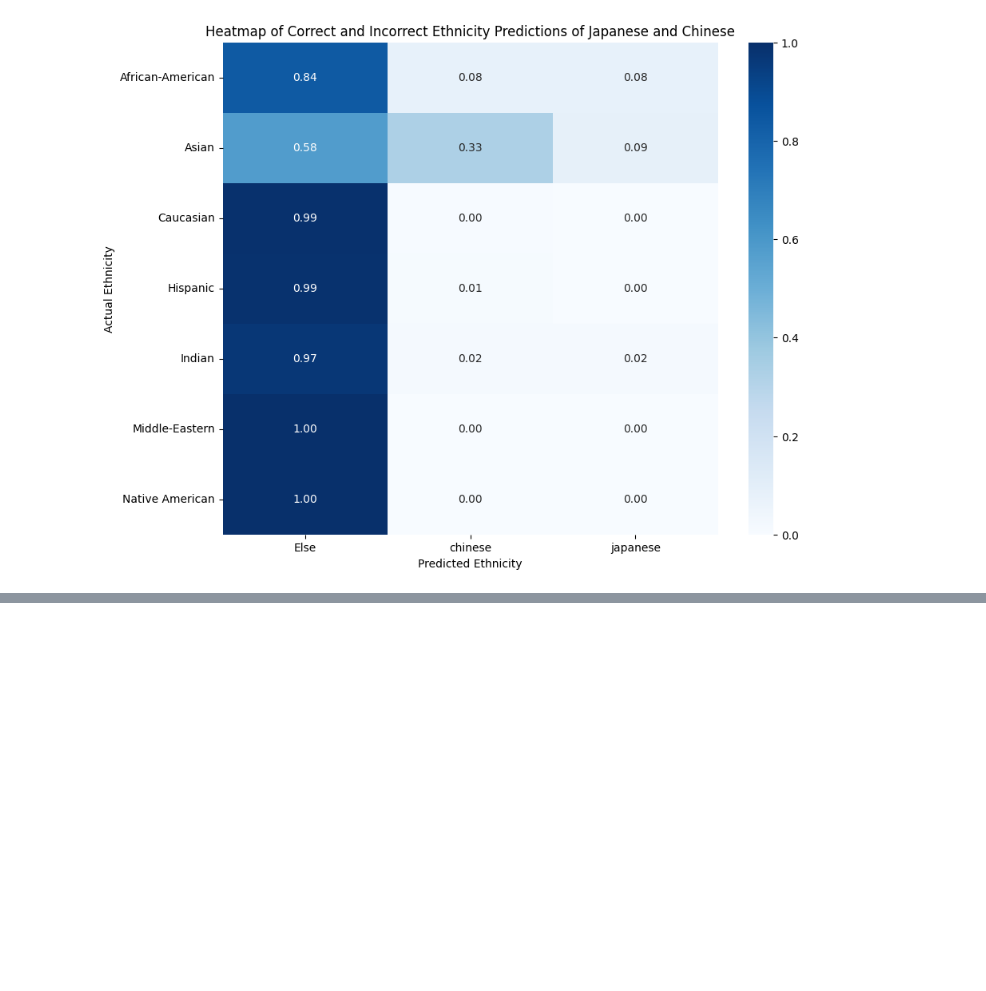
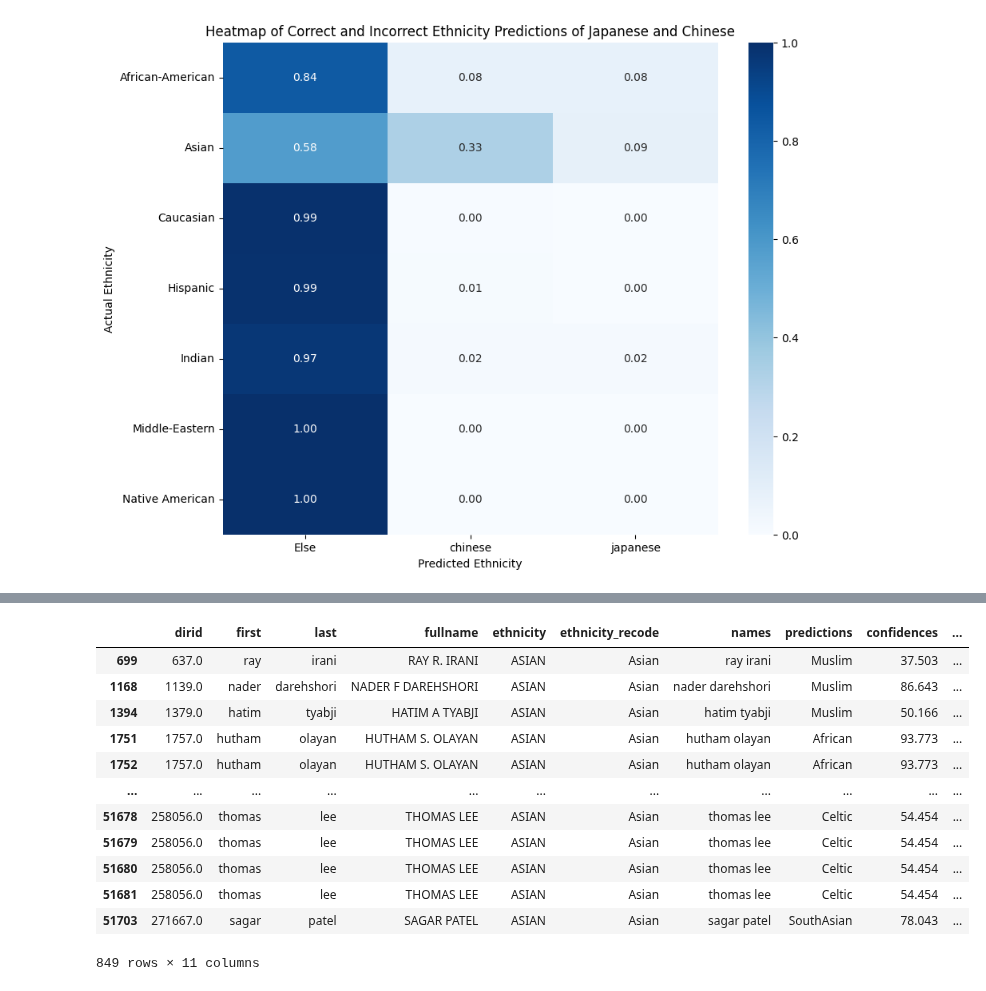
Before and after one commit to YounSooKimTech/Bamboo_Project, a Jupyter notebook: Ethnicity_Classifier_Final.ipynb, the cells around one changed output, grey strips where cells are left out. Saved outputs shown, nothing was run; the diff lists cells and outputs as text; code cells hidden in the pictures; blank space fills up the shorter version.

```diff
--- a/Ethnicity_Classifier_Final.ipynb
+++ b/Ethnicity_Classifier_Final.ipynb
@@ -465,0 +619,16 @@ Native American   1.000000  0.000000  0.000000
+# %%
+df_final[df_final["final_ethnicity"]=="Asian"]
+# %% [output]
+|  | dirid | first | last | fullname | ethnicity | ethnicity_recode | names | predictions | confidences | ... |
+| 699 | 637.0 | ray | irani | RAY R. IRANI | ASIAN | Asian | ray irani | Muslim | 37.503 | ... |
+| 1168 | 1139.0 | nader | darehshori | NADER F DAREHSHORI | ASIAN | Asian | nader darehshori | Muslim | 86.643 | ... |
+| 1394 | 1379.0 | hatim | tyabji | HATIM A TYABJI | ASIAN | Asian | hatim tyabji | Muslim | 50.166 | ... |
+| 1751 | 1757.0 | hutham | olayan | HUTHAM S. OLAYAN | ASIAN | Asian | hutham olayan | African | 93.773 | ... |
+| 1752 | 1757.0 | hutham | olayan | HUTHAM S. OLAYAN | ASIAN | Asian | hutham olayan | African | 93.773 | ... |
+| ... | ... | ... | ... | ... | ... | ... | ... | ... | ... | ... |
+| 51678 | 258056.0 | thomas | lee | THOMAS LEE | ASIAN | Asian | thomas lee | Celtic | 54.454 | ... |
+| 51679 | 258056.0 | thomas | lee | THOMAS LEE | ASIAN | Asian | thomas lee | Celtic | 54.454 | ... |
+| 51680 | 258056.0 | thomas | lee | THOMAS LEE | ASIAN | Asian | thomas lee | Celtic | 54.454 | ... |
+| 51681 | 258056.0 | thomas | lee | THOMAS LEE | ASIAN | Asian | thomas lee | Celtic | 54.454 | ... |
+| 51703 | 271667.0 | sagar | patel | SAGAR PATEL | ASIAN | Asian | sagar patel | SouthAsian | 78.043 | ... |
+849 rows × 11 columns
```
Also changed, not shown: parts of 16 cells of this notebook.
